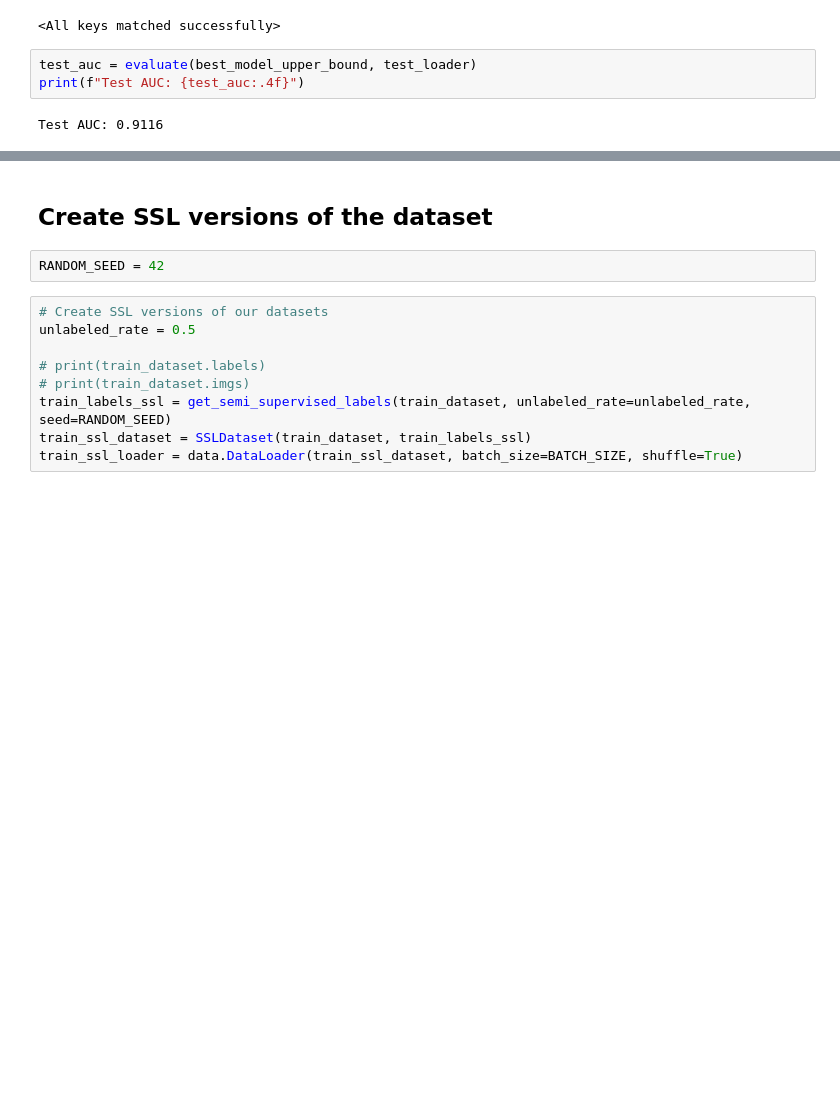
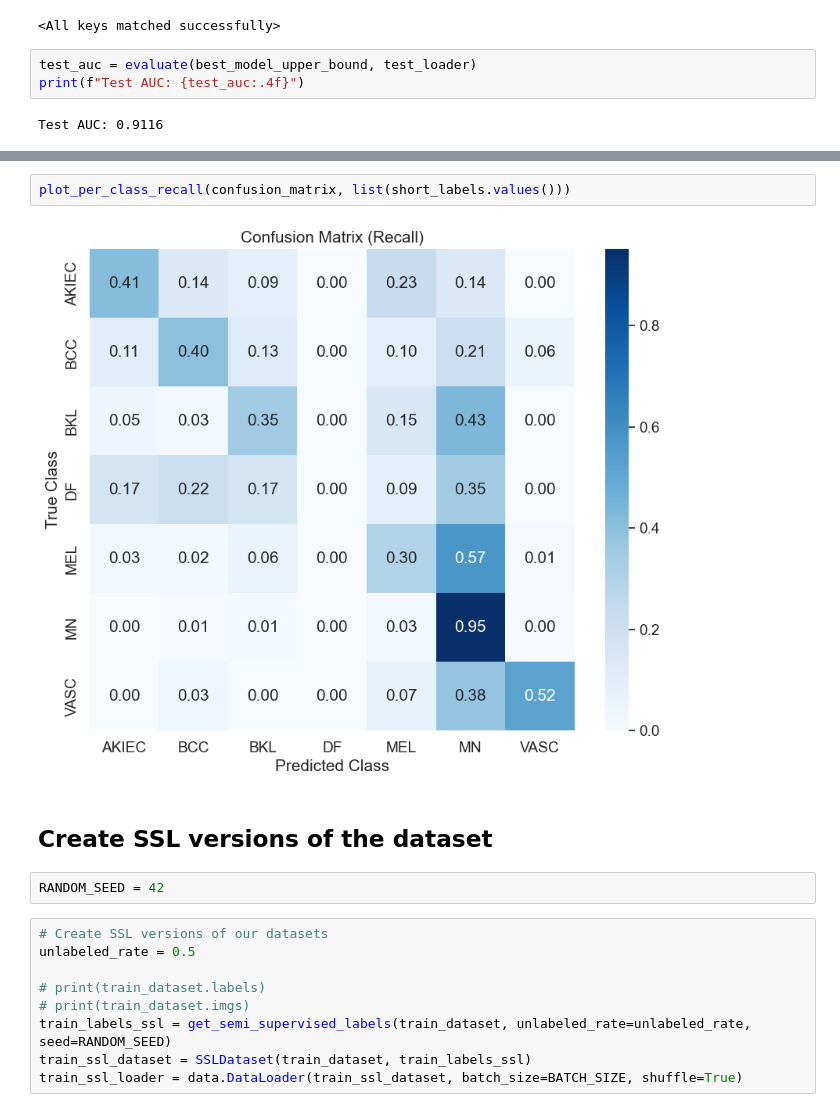
Before and after one commit to behrensm03/bdl-ssl, a Jupyter notebook: nonbayes_cnn_baseline.ipynb, the cells around one changed output, grey strips where cells are left out. Drawn from its saved outputs; the diff is of its cells as text; blank space fills up the shorter version.

```diff
--- a/nonbayes_cnn_baseline.ipynb
+++ b/nonbayes_cnn_baseline.ipynb
@@ -123,3 +129,7 @@ Test AUC: 0.9116
+# %%
+plot_per_class_recall(confusion_matrix, list(short_labels.values()))
+# %% [output]
+[figure, added]
 # %% [markdown]
 ## Create SSL versions of the dataset
 # %%
```
Also changed, not shown: parts of 2 cells of this notebook, 3 other files.
